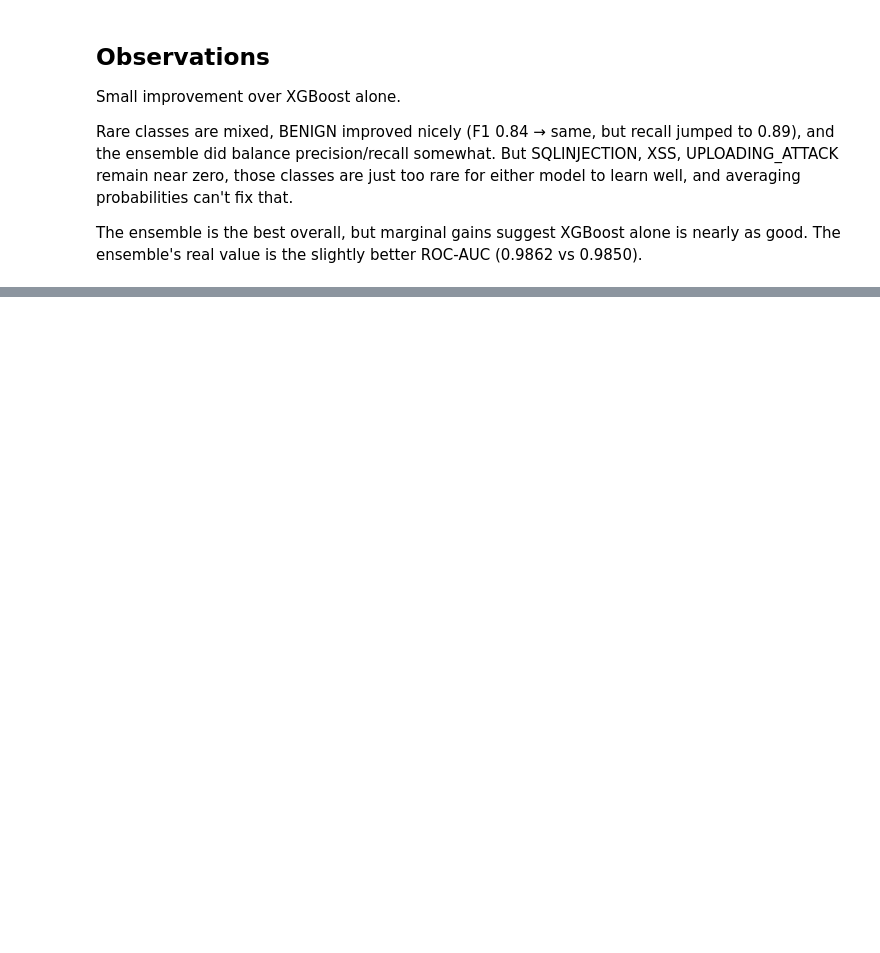
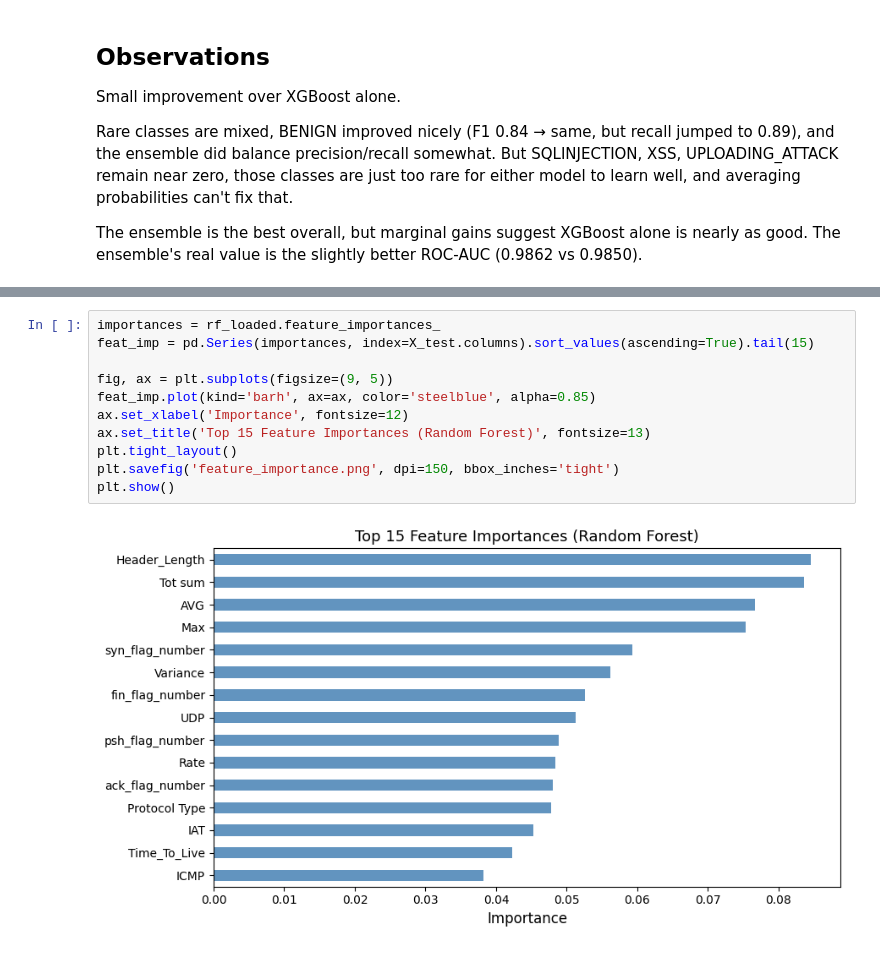
Before and after one commit to joetes98/CSCI-5742-Project, a Jupyter notebook: baselines_CICIoT2023.ipynb, the cells around one changed output, grey strips where cells are left out. Drawn from its saved outputs; the diff is of its cells as text; blank space fills up the shorter version.

```diff
--- a/baselines_CICIoT2023.ipynb
+++ b/baselines_CICIoT2023.ipynb
@@ -610,0 +716,13 @@ ensemble's real value is the slightly better ROC-AUC (0.9862 vs 0.9850).
+# %%
+importances = rf_loaded.feature_importances_
+feat_imp = pd.Series(importances, index=X_test.columns).sort_values(ascending=True).tail(15)
+
+fig, ax = plt.subplots(figsize=(9, 5))
+feat_imp.plot(kind='barh', ax=ax, color='steelblue', alpha=0.85)
+ax.set_xlabel('Importance', fontsize=12)
+ax.set_title('Top 15 Feature Importances (Random Forest)', fontsize=13)
+plt.tight_layout()
+plt.savefig('feature_importance.png', dpi=150, bbox_inches='tight')
+plt.show()
+# %% [output]
+[figure, added]
```
Also changed, not shown: parts of 16 cells of this notebook, 1 other file.
